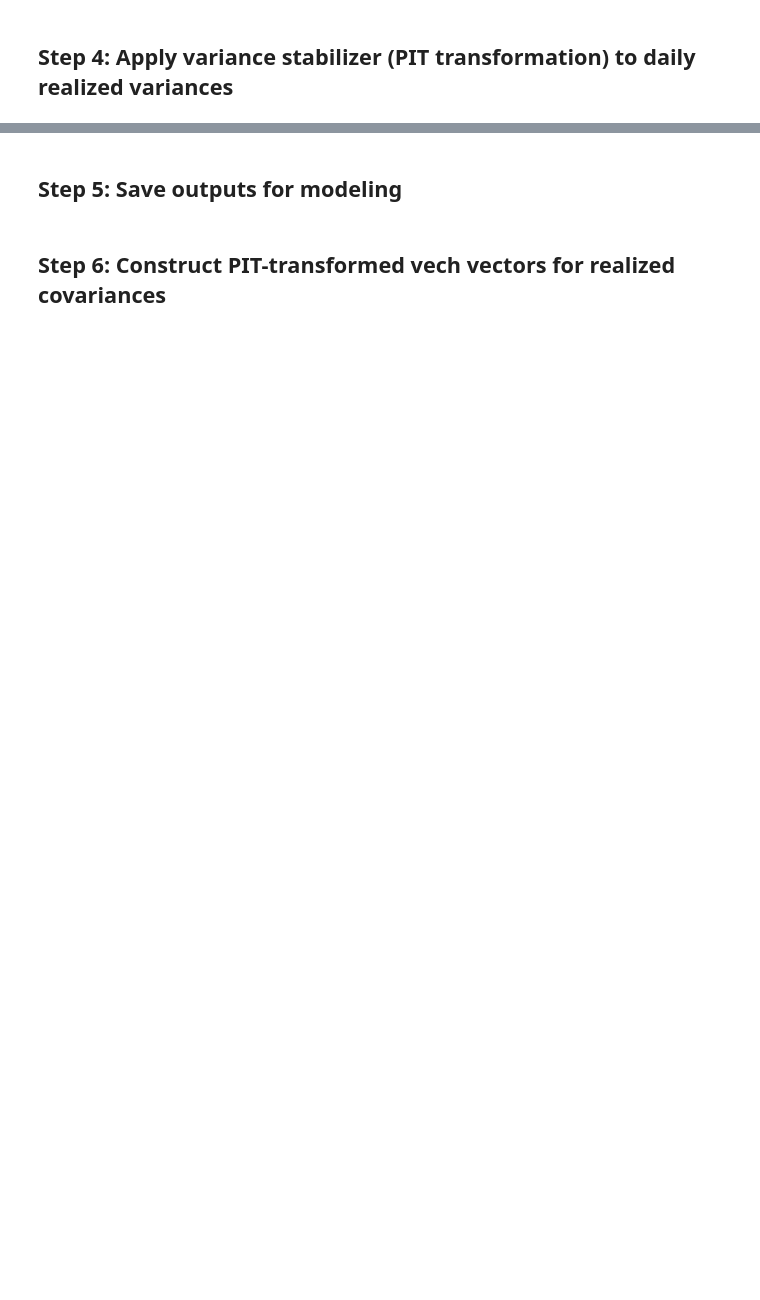
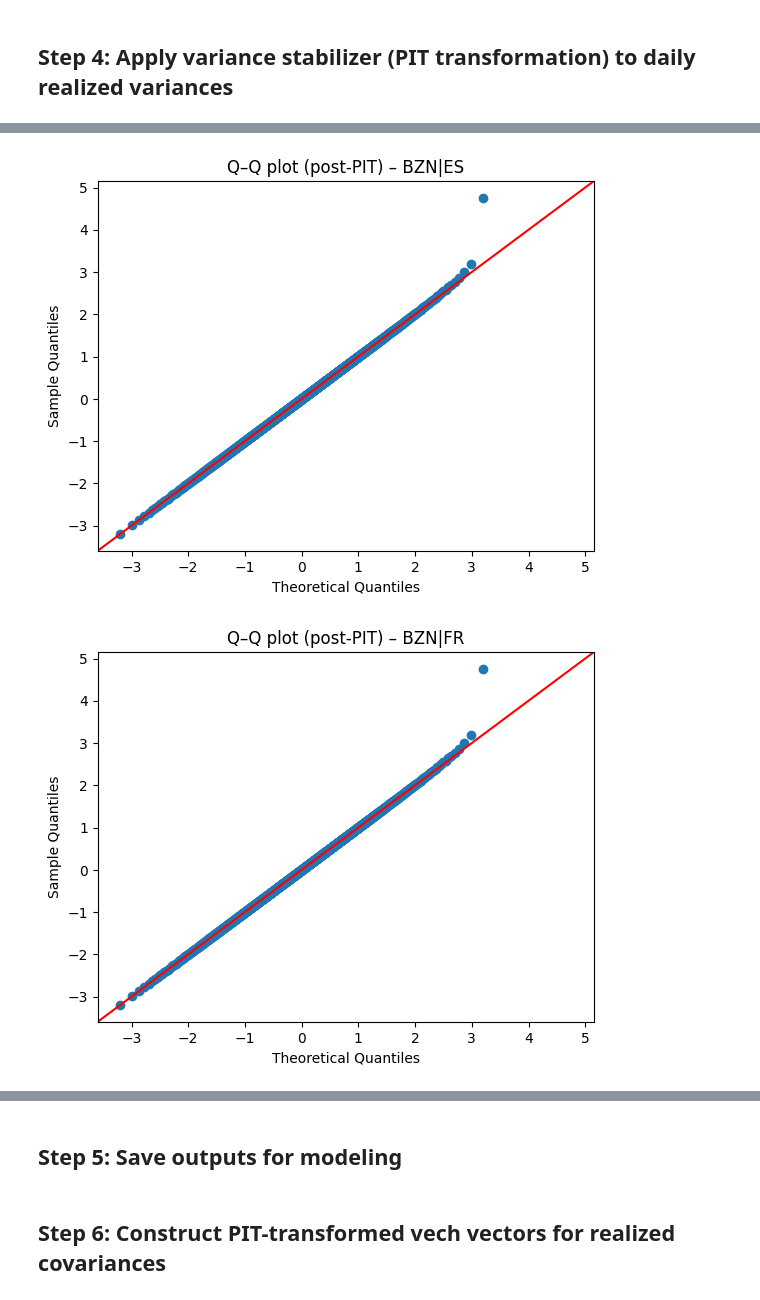
Before and after one commit to franrolotti/volatility-spillovers-methodology, a Jupyter notebook: 02_compute_realized_volatilities.ipynb, the cells around one changed output, grey strips where cells are left out. Saved outputs shown, nothing was run; the diff lists cells and outputs as text; code cells hidden in the pictures; blank space fills up the shorter version.

```diff
--- a/02_compute_realized_volatilities.ipynb
+++ b/02_compute_realized_volatilities.ipynb
@@ -249,0 +296,9 @@ plt.show()
+# %%
+# --- Q-Q plots AFTER PIT --------------------------------------------------
+for col in pit_vars.columns:
+    sm.qqplot(pit_vars[col].dropna(), line="45")
+    plt.title(f"Q–Q plot (post-PIT) – {col}")
+    plt.show()
+# %% [output]
+[figure, added]
+[figure, added]
```
Also changed, not shown: parts of 10 cells of this notebook.
